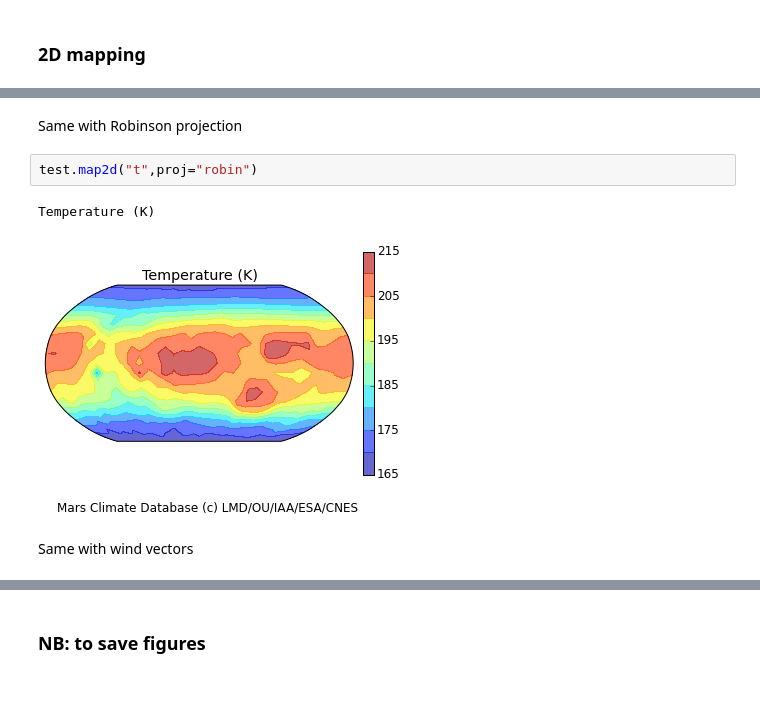
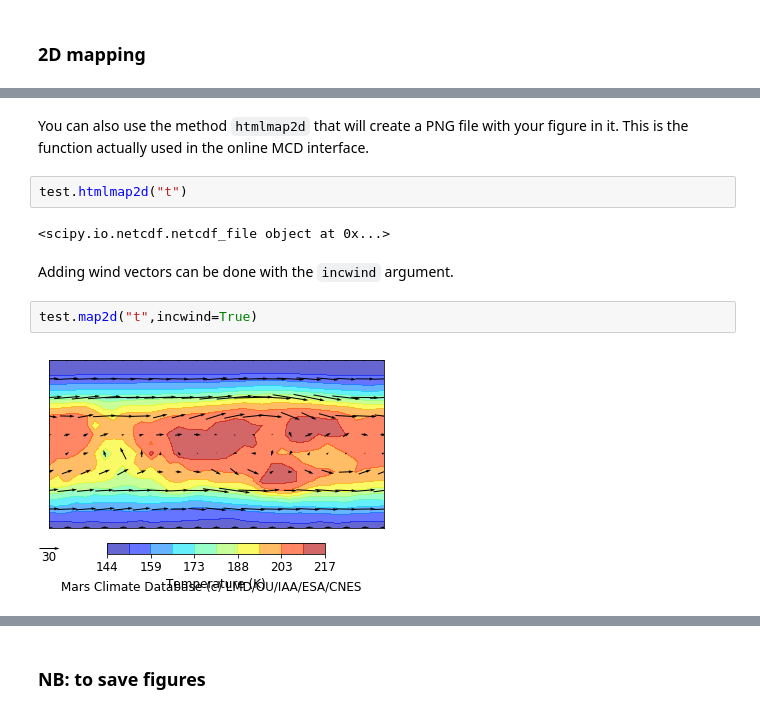
Before and after one commit to aymeric-spiga/mcd-python, a Jupyter notebook: tutorial/mcd-python_tutorial.ipynb, the cells around one changed output, grey strips where cells are left out. Drawn from its saved outputs; the diff is of its cells as text.

```diff
--- a/tutorial/mcd-python_tutorial.ipynb
+++ b/tutorial/mcd-python_tutorial.ipynb
@@ -192,9 +194,12 @@ test.map2d("t")
-# %% [markdown]
-Same with Robinson projection
+# %% [markdown]
+You can also use the method `htmlmap2d` that will create a PNG file with your figure in it. This is the function actually used in the online MCD interface.
+# %%
+test.htmlmap2d("t")
+# %% [output]
+<scipy.io.netcdf.netcdf_file object at 0x...>
+# %% [markdown]
+Adding wind vectors can be done with the `incwind` argument.
 # %%
-test.map2d("t",proj="robin")
+test.map2d("t",incwind=True)
 # %% [output]
-Temperature (K)
-[figure, old version]
+[figure, new version]
-# %% [markdown]
-Same with wind vectors
```
Also changed, not shown: parts of 16 cells of this notebook.
